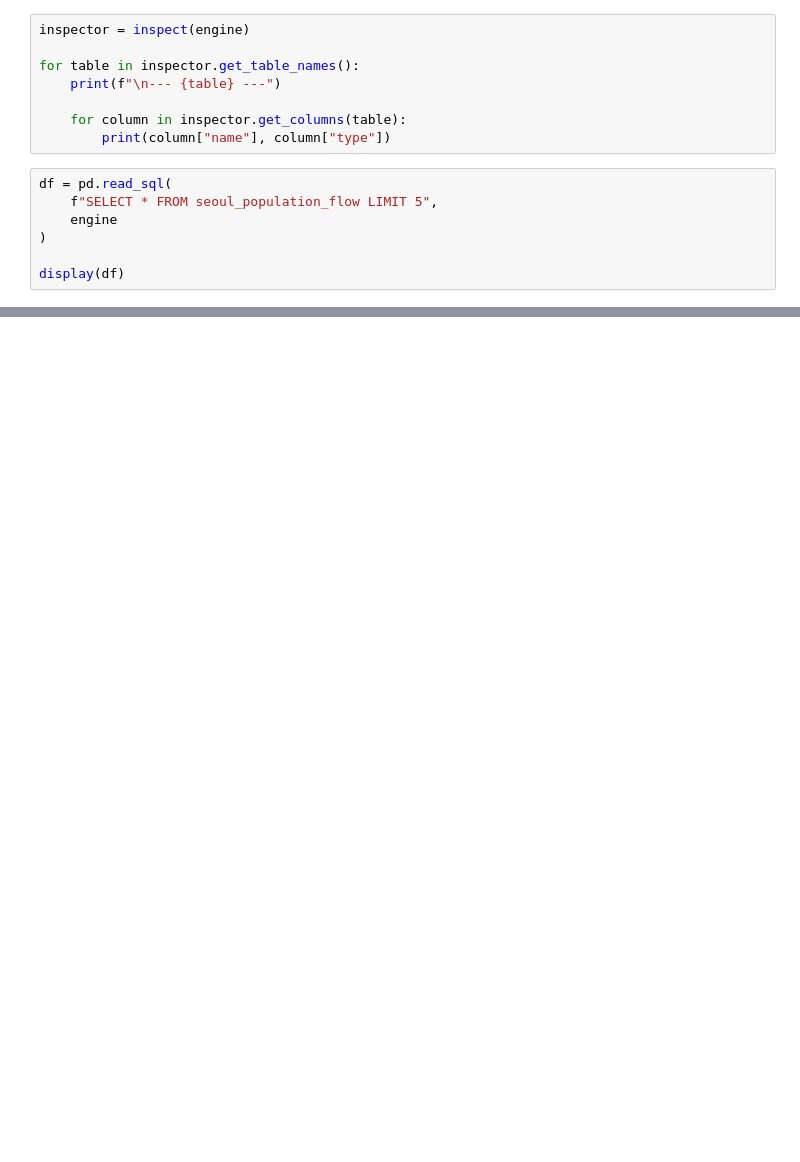
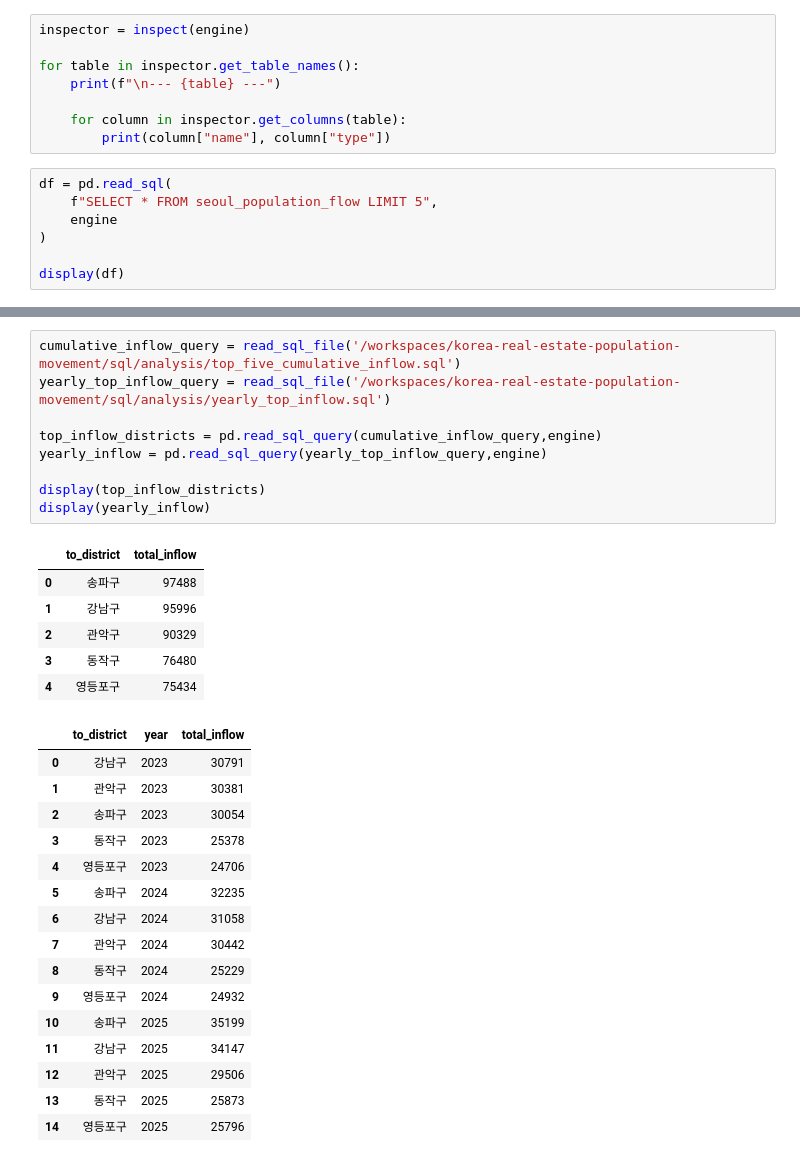
Before and after one commit to pssongs/korea-real-estate-population-movement, a Jupyter notebook: notebook/seoul_real_estate_population_analysis.ipynb, the cells around one changed output, grey strips where cells are left out. Saved outputs shown, nothing was run; the diff lists cells and outputs as text; blank space fills up the shorter version.

```diff
--- a/notebook/seoul_real_estate_population_analysis.ipynb
+++ b/notebook/seoul_real_estate_population_analysis.ipynb
@@ -77,0 +71,32 @@ display(df_2)
+# %%
+cumulative_inflow_query = read_sql_file('/workspaces/korea-real-estate-population-movement/sql/analysis/top_five_cumulative_inflow.sql')
+yearly_top_inflow_query = read_sql_file('/workspaces/korea-real-estate-population-movement/sql/analysis/yearly_top_inflow.sql')
+
+top_inflow_districts = pd.read_sql_query(cumulative_inflow_query,engine)
+yearly_inflow = pd.read_sql_query(yearly_top_inflow_query,engine)
+
+display(top_inflow_districts)
+display(yearly_inflow)
+# %% [output]
+|  | to_district | total_inflow |
+| 0 | 송파구 | 97488 |
+| 1 | 강남구 | 95996 |
+| 2 | 관악구 | 90329 |
+| 3 | 동작구 | 76480 |
+| 4 | 영등포구 | 75434 |
+|  | to_district | year | total_inflow |
+| 0 | 강남구 | 2023 | 30791 |
+| 1 | 관악구 | 2023 | 30381 |
+| 2 | 송파구 | 2023 | 30054 |
+| 3 | 동작구 | 2023 | 25378 |
+| 4 | 영등포구 | 2023 | 24706 |
+| 5 | 송파구 | 2024 | 32235 |
+| 6 | 강남구 | 2024 | 31058 |
+| 7 | 관악구 | 2024 | 30442 |
+| 8 | 동작구 | 2024 | 25229 |
+| 9 | 영등포구 | 2024 | 24932 |
+| 10 | 송파구 | 2025 | 35199 |
+| 11 | 강남구 | 2025 | 34147 |
+| 12 | 관악구 | 2025 | 29506 |
+| 13 | 동작구 | 2025 | 25873 |
+| 14 | 영등포구 | 2025 | 25796 |
```
Also changed, not shown: parts of 6 cells of this notebook, 5 other files.
